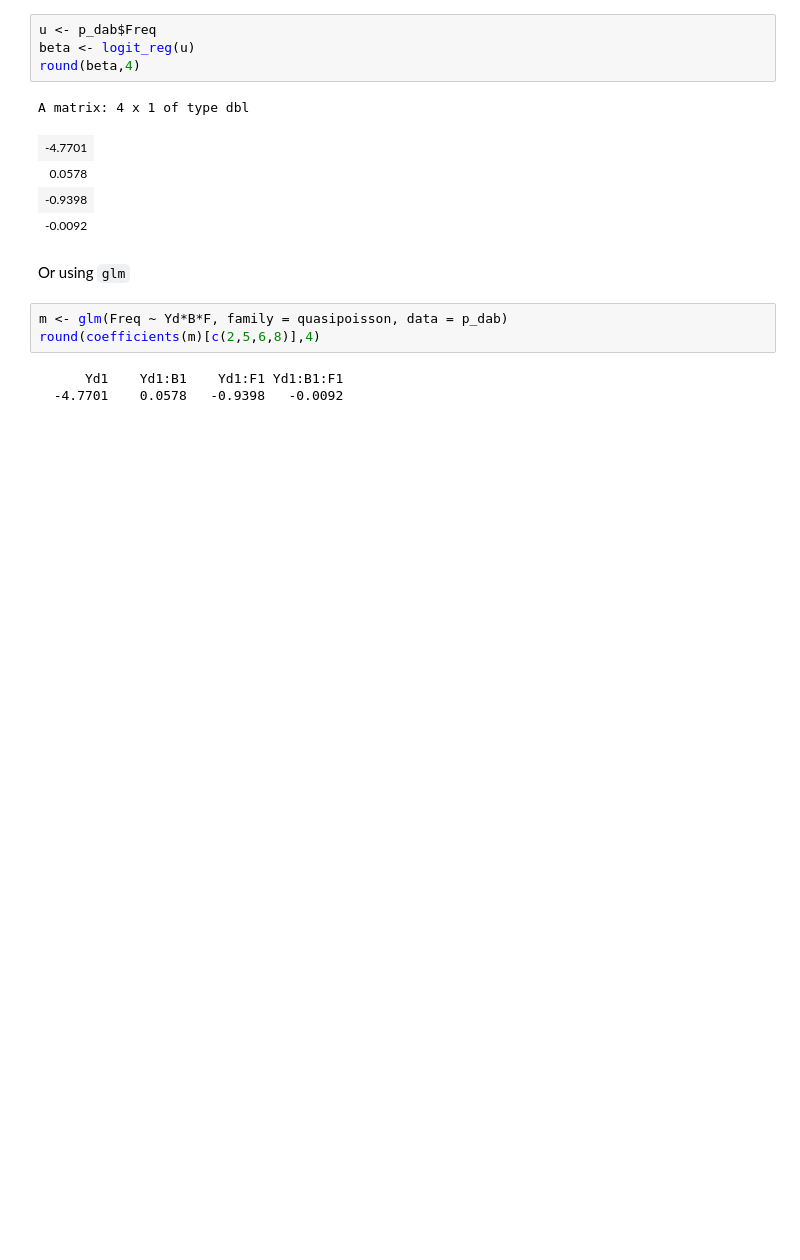
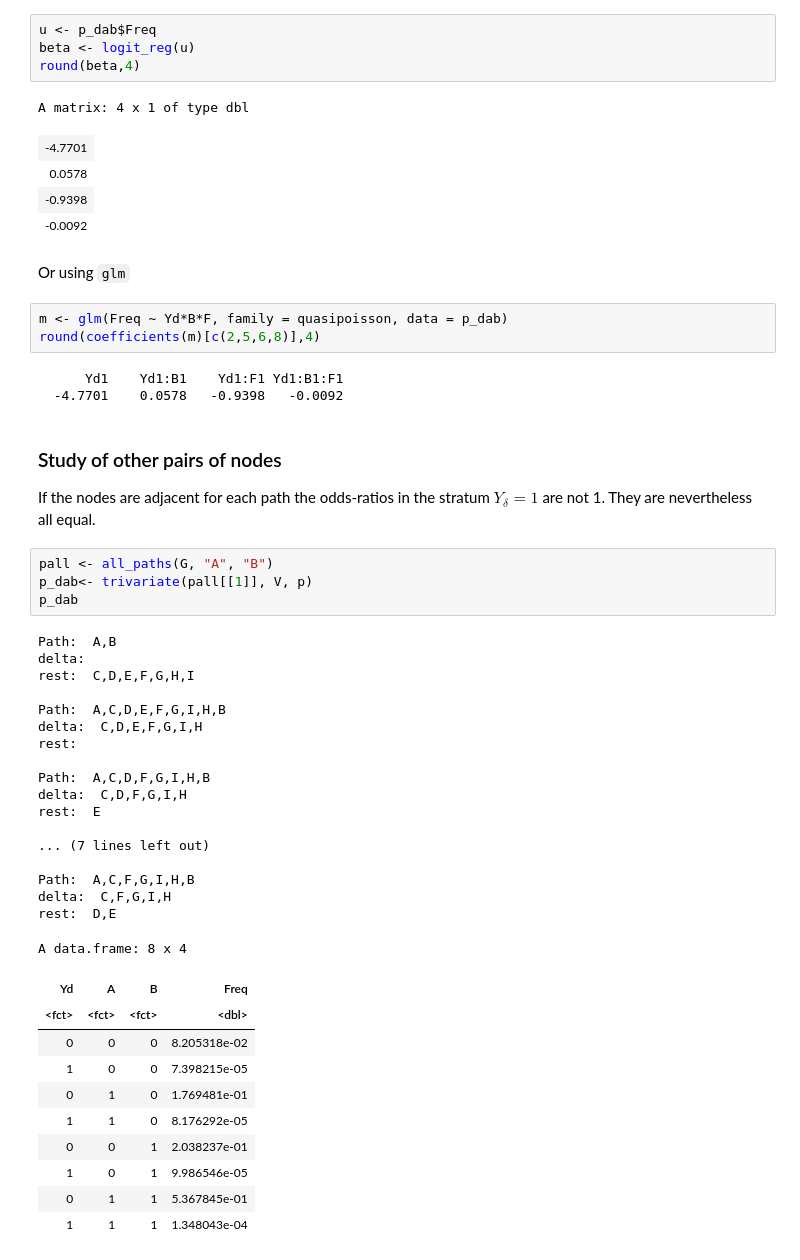
Before and after one commit to StaThin/Ising_paths, a Jupyter notebook: path_based.ipynb, the cells around one changed output. Saved outputs shown, nothing was run; the diff lists cells and outputs as text; blank space fills up the shorter version.

Commit message:
Added  other examples and corrected the notation

```diff
--- a/path_based.ipynb
+++ b/path_based.ipynb
@@ -380,3 +406,41 @@ round(coefficients(m)[c(2,5,6,8)],4)
 # %% [output]
       Yd1    Yd1:B1    Yd1:F1 Yd1:B1:F1
   -4.7701    0.0578   -0.9398   -0.0092
+# %% [markdown]
+### Study of other pairs of nodes
+
+If the nodes are adjacent for each path the odds-ratios in the stratum $Y_\delta = 1$
+are not 1. They are nevertheless all equal.
+# %%
+pall <- all_paths(G, "A", "B")
+p_dab<- trivariate(pall[[1]], V, p)
+p_dab
+# %% [output]
+Path:  A,B
+delta:
+rest:  C,D,E,F,G,H,I
+
+Path:  A,C,D,E,F,G,I,H,B
+delta:  C,D,E,F,G,I,H
+rest:
+
+Path:  A,C,D,F,G,I,H,B
+delta:  C,D,F,G,I,H
+rest:  E
+
+... (7 lines left out)
+
+Path:  A,C,F,G,I,H,B
+delta:  C,F,G,I,H
+rest:  D,E
+A data.frame: 8 x 4
+| Yd | A | B | Freq |
+| <fct> | <fct> | <fct> | <dbl> |
+| 0 | 0 | 0 | 8.205318e-02 |
+| 1 | 0 | 0 | 7.398215e-05 |
+| 0 | 1 | 0 | 1.769481e-01 |
+| 1 | 1 | 0 | 8.176292e-05 |
+| 0 | 0 | 1 | 2.038237e-01 |
+| 1 | 0 | 1 | 9.986546e-05 |
+| 0 | 1 | 1 | 5.367845e-01 |
+| 1 | 1 | 1 | 1.348043e-04 |
```
Also changed, not shown: parts of 6 cells of this notebook.
